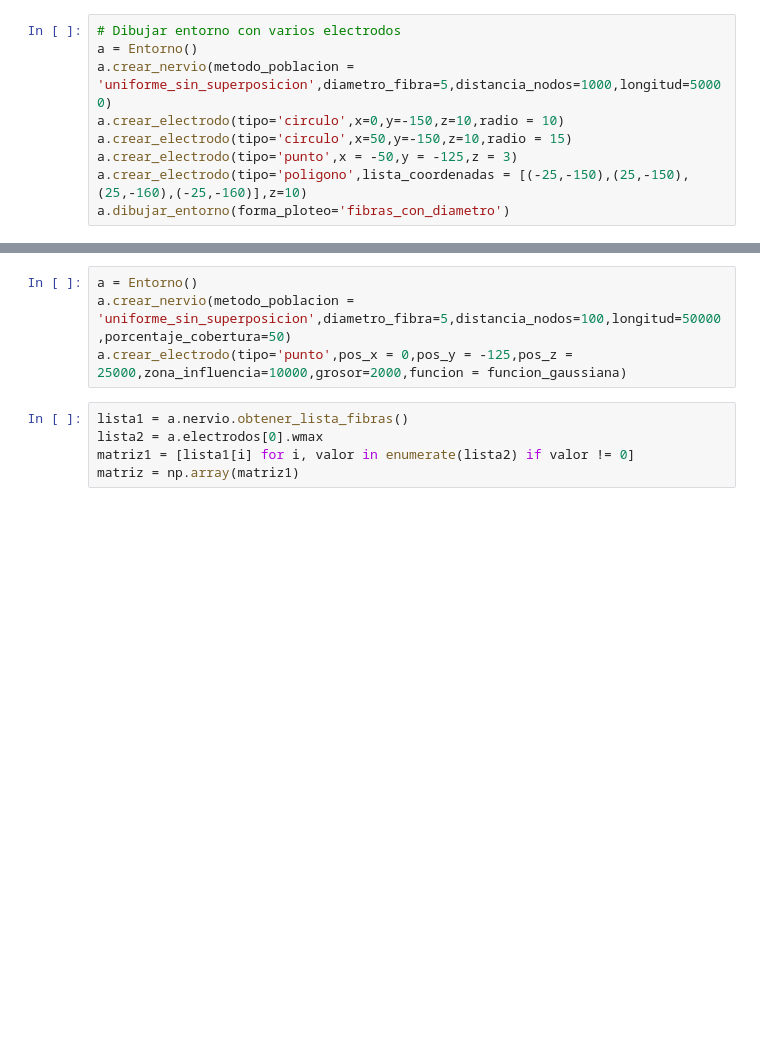
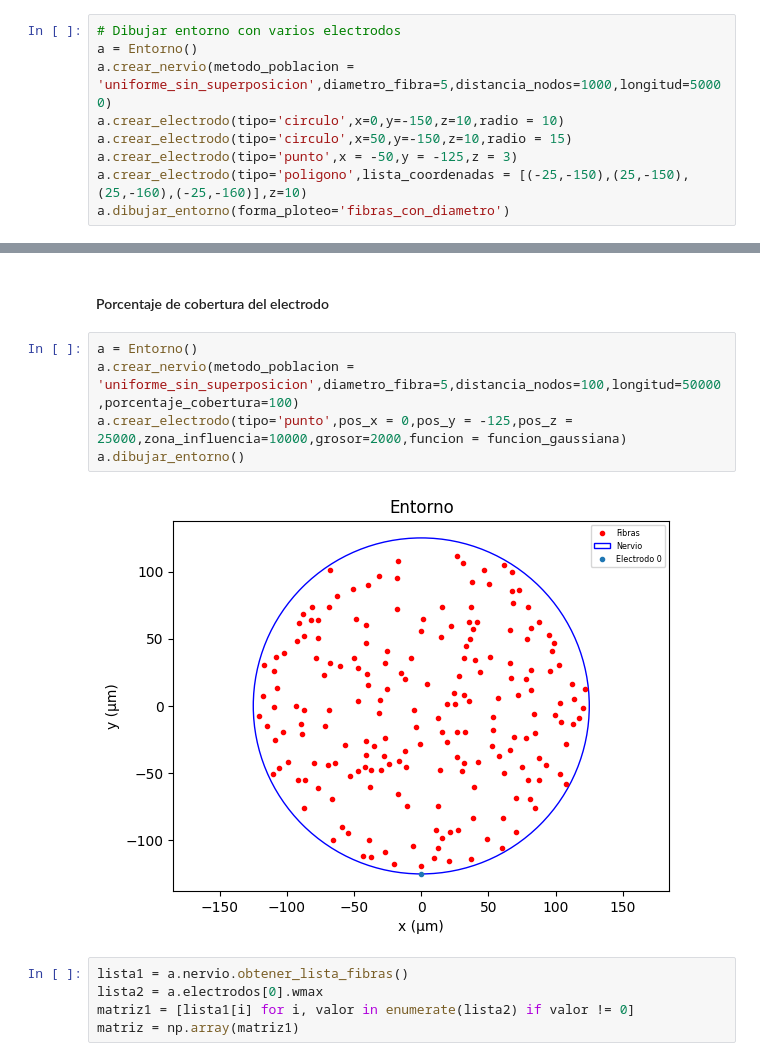
Before and after one commit to rmserra/proyecto-de-graduacion, a Jupyter notebook: modelo_poo.ipynb, the cells around one changed output, grey strips where cells are left out. Saved outputs shown, nothing was run; the diff lists cells and outputs as text; blank space fills up the shorter version.

```diff
--- a/modelo_poo.ipynb
+++ b/modelo_poo.ipynb
@@ -1077,7 +1157,12 @@ a.dibujar_entorno()
+# %% [markdown]
+#### <stan style = "color : orange ">Porcentaje de cobertura del electrodo  </stan>
 # %%
 a = Entorno()
-a.crear_nervio(metodo_poblacion = 'uniforme_sin_superposicion',diametro_fibra=5,distancia_nodos=100,longitud=50000,porcentaje_cobertura=50)
+a.crear_nervio(metodo_poblacion = 'uniforme_sin_superposicion',diametro_fibra=5,distancia_nodos=100,longitud=50000,porcentaje_cobertura=100)
 a.crear_electrodo(tipo='punto',pos_x = 0,pos_y = -125,pos_z = 25000,zona_influencia=10000,grosor=2000,funcion = funcion_gaussiana)
+a.dibujar_entorno()
+# %% [output]
+[figure, added]
 # %%
 lista1 = a.nervio.obtener_lista_fibras()
 lista2 = a.electrodos[0].wmax
```
Also changed, not shown: parts of 9 cells of this notebook, 1 other file.
